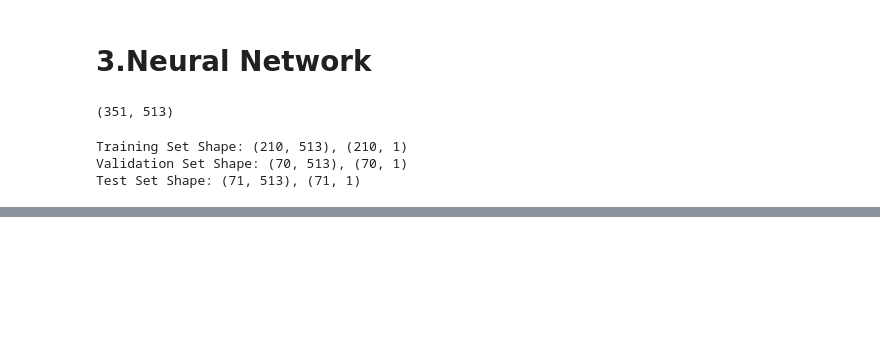
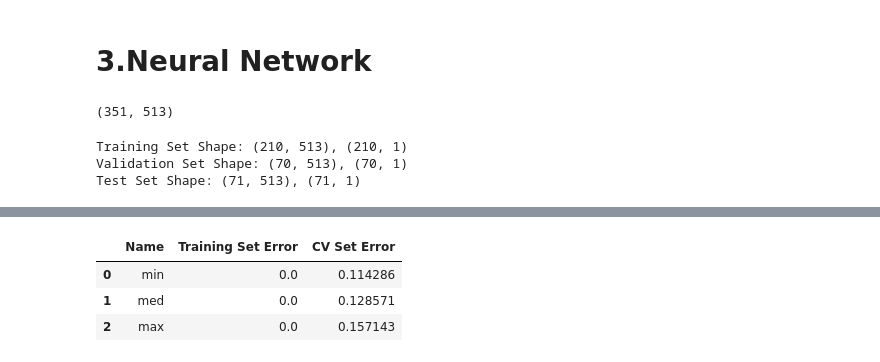
Before and after one commit to w-k-s/Glassdoor-HR-Review-Detector, a Jupyter notebook: Glassdoor HR Review Detector.ipynb, the cells around one changed output, grey strips where cells are left out. Drawn from its saved outputs; the diff is of its cells as text; code cells hidden in the pictures; blank space fills up the shorter version.

```diff
--- a/Glassdoor HR Review Detector.ipynb
+++ b/Glassdoor HR Review Detector.ipynb
@@ -283,41 +283,64 @@ Training Set Shape: (210, 513), (210, 1)
 Validation Set Shape: (70, 513), (70, 1)
 Test Set Shape: (71, 513), (71, 1)
 # %%
-model = Sequential([
+models = [Sequential([
+    Dense(25, activation = 'relu'),
+    Dense(15, activation = 'relu'),
+    Dense(1, activation = 'linear')
+],name='min'),Sequential([
+    Dense(100, activation = 'relu'),
+    Dense(50, activation = 'relu'),
+    Dense(1, activation = 'linear')
+],name='med'),Sequential([
     Dense(256, activation = 'relu'),
     Dense(128, activation = 'relu'),
     Dense(1, activation = 'linear')
-],name='model_1')
-
-model.compile(
-    loss=tf.keras.losses.BinaryCrossentropy(from_logits=True),
-    optimizer=tf.keras.optimizers.Adam(learning_rate=0.01))
-
-print(f"Training {model.name}...")
-
-# Train the model
-model.fit(
-    x_train, y_train,
-    epochs=200,
-    verbose=0
-)
-
-print("Done!\n")
+],name='max')]
 
 # Set the threshold for classification
 threshold = 0.5
 
-# Record the fraction of misclassified examples for the training set
-yhat = model.predict(x_train)
-yhat = tf.math.sigmoid(yhat)
-yhat = np.where(yhat >= threshold, 1, 0)
-train_error = np.mean(yhat != y_train)
-print(f"Training Set Error: {train_error}")
+results = []
 
-# Record the fraction of misclassified examples for the cross validation set
-yhat = model.predict(x_cv)
-yhat = tf.math.sigmoid(yhat)
-yhat = np.where(yhat >= threshold, 1, 0)
-cv_error = np.mean(yhat != y_cv)
-print(f"CV Set Error: {cv_error}")
+for model in models:
+
+    model.compile(
+        loss=tf.keras.losses.BinaryCrossentropy(from_logits=True),
+        optimizer=tf.keras.optimizers.Adam(learning_rate=0.01))
+
+    print(f"Training {model.name}...")
+
+    # Train the model
+    model.fit(
+        x_train, y_train,
+        epochs=200,
+        verbose=0
+    )
+
+    print("Done!\n")
+
+
+    # Record the fraction of misclassified examples for the training set
+    yhat = model.predict(x_train)
+    yhat = tf.math.sigmoid(yhat)
+    yhat = np.where(yhat >= threshold, 1, 0)
+    train_error = np.mean(yhat != y_train)
+
+    # Record the fraction of misclassified examples for the cross validation set
+    yhat = model.predict(x_cv)
+    yhat = tf.math.sigmoid(yhat)
+    yhat = np.where(yhat >= threshold, 1, 0)
+    cv_error = np.mean(yhat != y_cv)
+
+    results.append({"Name":model.name,"Training Set Error":train_error,"CV Set Error":cv_error})
+
+model_performance = pd.DataFrame(results)
+display(model_performance)
+
+# Determine the best model based on CV Set Error
+best_model_info = model_performance.loc[model_performance['CV Set Error'].idxmin()]
+best_model_name = best_model_info['Name']
+best_model = next(model for model in models if model.name == best_model_name)
+
+print(f"'{best_model_name}' performed best with a CV Error of {best_model_info['CV Set Error']:.4f}")
 # %% [output]
@@ -330,0 +362,4 @@ CV Set Error: 0.11428571428571428
+|  | Name | Training Set Error | CV Set Error |
+| 0 | min | 0.0 | 0.114286 |
+| 1 | med | 0.0 | 0.128571 |
+| 2 | max | 0.0 | 0.157143 |
```
Also changed, not shown: parts of 10 cells of this notebook, 1 other file.
